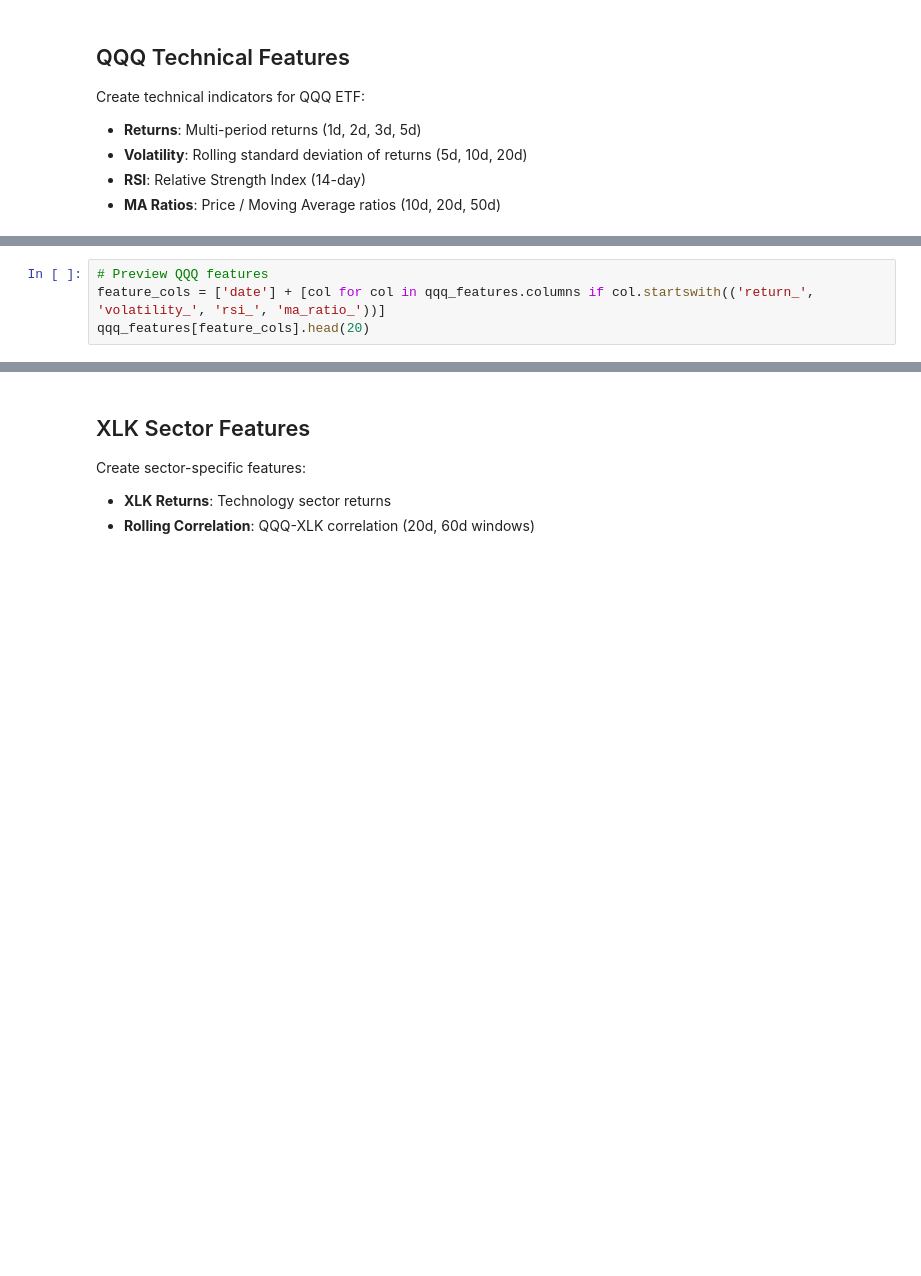
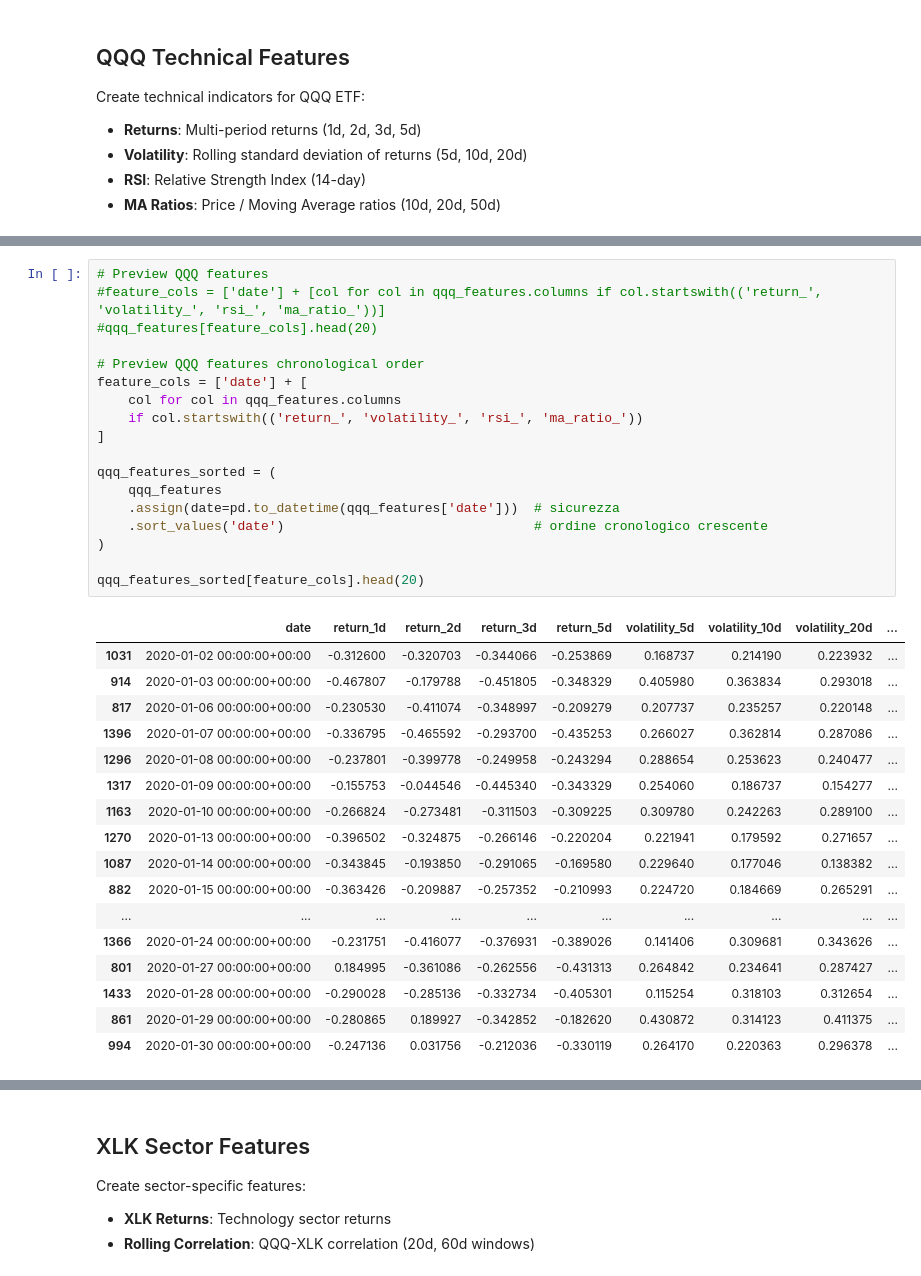
Before and after one commit to Zedel17/ProjectsScalable, a Jupyter notebook: notebooks/4_market_features.ipynb, the cells around one changed output, grey strips where cells are left out. Drawn from its saved outputs; the diff is of its cells as text; blank space fills up the shorter version.

```diff
--- a/notebooks/4_market_features.ipynb
+++ b/notebooks/4_market_features.ipynb
@@ -210,7 +276,39 @@ print(f"Feature columns added: {[col for col in qqq_features.columns if col.star
 # %%
 # Preview QQQ features
-feature_cols = ['date'] + [col for col in qqq_features.columns if col.startswith(('return_', 'volatility_', 'rsi_', 'ma_ratio_'))]
-qqq_features[feature_cols].head(20)
+#feature_cols = ['date'] + [col for col in qqq_features.columns if col.startswith(('return_', 'volatility_', 'rsi_', 'ma_ratio_'))]
+#qqq_features[feature_cols].head(20)
+
+# Preview QQQ features chronological order
+feature_cols = ['date'] + [
+    col for col in qqq_features.columns
+    if col.startswith(('return_', 'volatility_', 'rsi_', 'ma_ratio_'))
+]
+
+qqq_features_sorted = (
+    qqq_features
+    .assign(date=pd.to_datetime(qqq_features['date']))  # sicurezza
+    .sort_values('date')                                # ordine cronologico crescente
+)
+
+qqq_features_sorted[feature_cols].head(20)
+# %% [output]
+|  | date | return_1d | return_2d | return_3d | return_5d | volatility_5d | volatility_10d | volatility_20d | ... |
+| 1031 | 2020-01-02 00:00:00+00:00 | -0.312600 | -0.320703 | -0.344066 | -0.253869 | 0.168737 | 0.214190 | 0.223932 | ... |
+| 914 | 2020-01-03 00:00:00+00:00 | -0.467807 | -0.179788 | -0.451805 | -0.348329 | 0.405980 | 0.363834 | 0.293018 | ... |
+| 817 | 2020-01-06 00:00:00+00:00 | -0.230530 | -0.411074 | -0.348997 | -0.209279 | 0.207737 | 0.235257 | 0.220148 | ... |
+| 1396 | 2020-01-07 00:00:00+00:00 | -0.336795 | -0.465592 | -0.293700 | -0.435253 | 0.266027 | 0.362814 | 0.287086 | ... |
+| 1296 | 2020-01-08 00:00:00+00:00 | -0.237801 | -0.399778 | -0.249958 | -0.243294 | 0.288654 | 0.253623 | 0.240477 | ... |
+| 1317 | 2020-01-09 00:00:00+00:00 | -0.155753 | -0.044546 | -0.445340 | -0.343329 | 0.254060 | 0.186737 | 0.154277 | ... |
+| 1163 | 2020-01-10 00:00:00+00:00 | -0.266824 | -0.273481 | -0.311503 | -0.309225 | 0.309780 | 0.242263 | 0.289100 | ... |
+| 1270 | 2020-01-13 00:00:00+00:00 | -0.396502 | -0.324875 | -0.266146 | -0.220204 | 0.221941 | 0.179592 | 0.271657 | ... |
+| 1087 | 2020-01-14 00:00:00+00:00 | -0.343845 | -0.193850 | -0.291065 | -0.169580 | 0.229640 | 0.177046 | 0.138382 | ... |
+| 882 | 2020-01-15 00:00:00+00:00 | -0.363426 | -0.209887 | -0.257352 | -0.210993 | 0.224720 | 0.184669 | 0.265291 | ... |
+| ... | ... | ... | ... | ... | ... | ... | ... | ... | ... |
+| 1366 | 2020-01-24 00:00:00+00:00 | -0.231751 | -0.416077 | -0.376931 | -0.389026 | 0.141406 | 0.309681 | 0.343626 | ... |
+| 801 | 2020-01-27 00:00:00+00:00 | 0.184995 | -0.361086 | -0.262556 | -0.431313 | 0.264842 | 0.234641 | 0.287427 | ... |
+| 1433 | 2020-01-28 00:00:00+00:00 | -0.290028 | -0.285136 | -0.332734 | -0.405301 | 0.115254 | 0.318103 | 0.312654 | ... |
+| 861 | 2020-01-29 00:00:00+00:00 | -0.280865 | 0.189927 | -0.342852 | -0.182620 | 0.430872 | 0.314123 | 0.411375 | ... |
+| 994 | 2020-01-30 00:00:00+00:00 | -0.247136 | 0.031756 | -0.212036 | -0.330119 | 0.264170 | 0.220363 | 0.296378 | ... |
 # %%
 # Check for missing values
 print("\nMissing values in QQQ features:")
```
Also changed, not shown: parts of 18 cells of this notebook, 3 other files.
